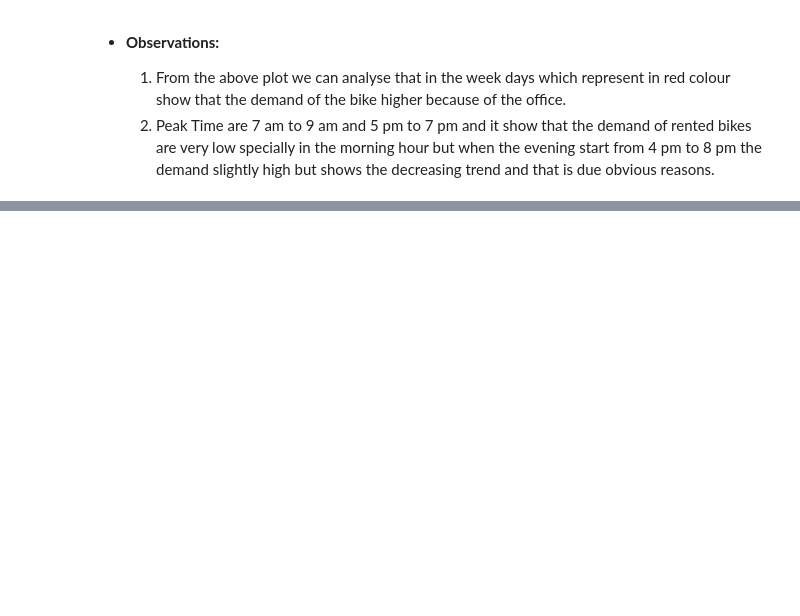
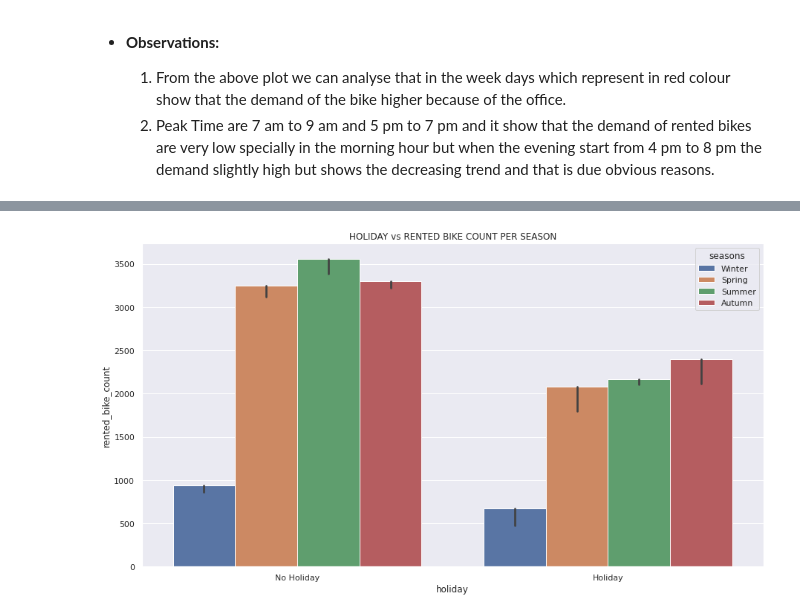
Before and after one commit to ParthSharma1197/EDA-Capston-Bike-Sharing-Demand-Prediction-, a Jupyter notebook: Bike_Sharing_Demand_Prediction_Capstone_Project.ipynb, the cells around one changed output, grey strips where cells are left out. Saved outputs shown, nothing was run; the diff lists cells and outputs as text; code cells hidden in the pictures; blank space fills up the shorter version.

```diff
--- a/Bike_Sharing_Demand_Prediction_Capstone_Project.ipynb
+++ b/Bike_Sharing_Demand_Prediction_Capstone_Project.ipynb
@@ -386,0 +402,9 @@ ax.set(title='COUNT OF RENTED BIKES ON WEEKENDS AND WEEKDAYS')
+# %%
+#Barplot for HOLIDAY vs RENTED BIKE COUNT PER SEASON
+sns.set(font_scale = 1)
+fig,ax=plt.subplots(figsize=(15,8))
+sns.barplot(data=df_Rbike,x='holiday',y='rented_bike_count',hue='seasons',estimator=max)
+ax.set_title('HOLIDAY vs RENTED BIKE COUNT PER SEASON')
+plt.show()
+# %% [output]
+[figure, added]
```
Also changed, not shown: parts of 14 cells of this notebook.
